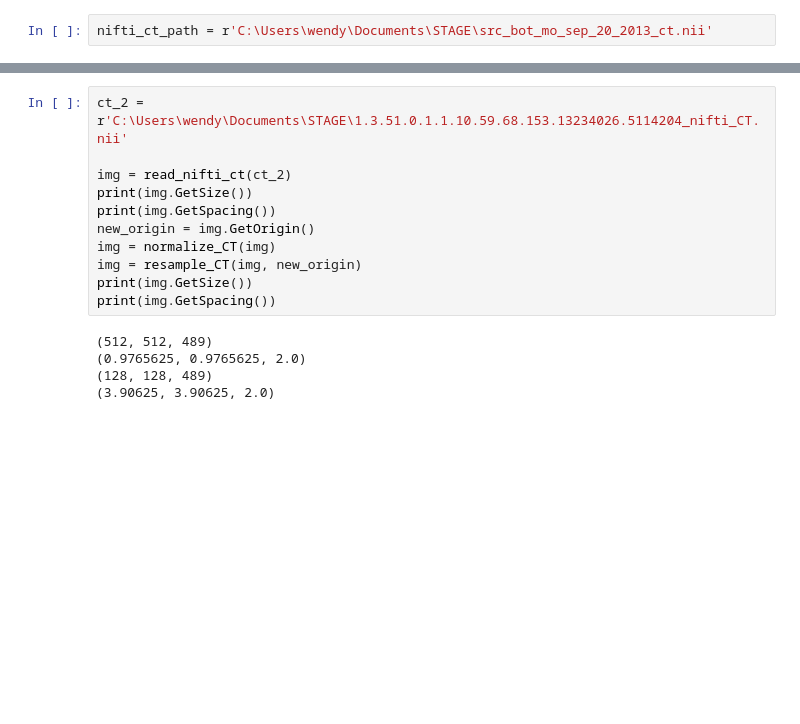
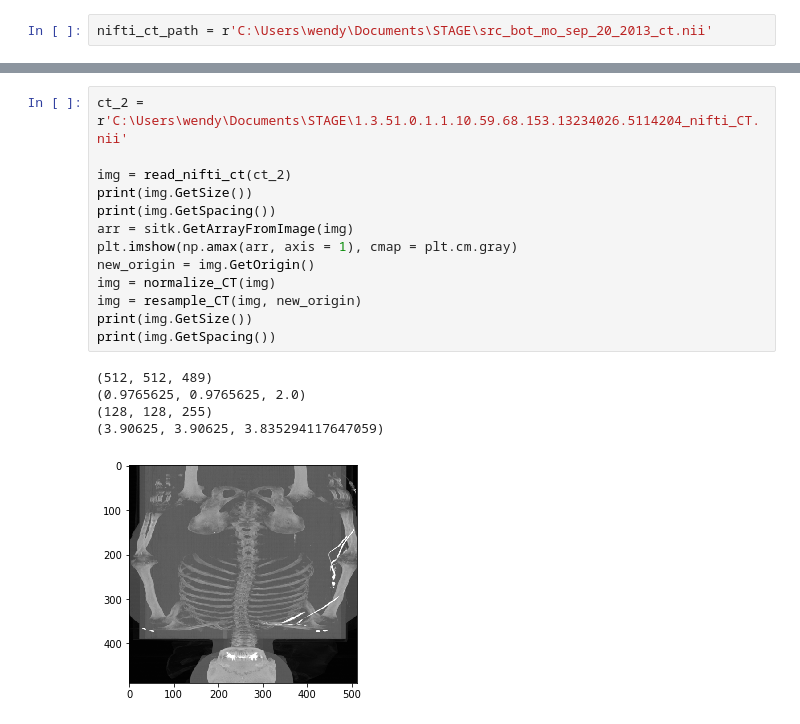
Before and after one commit to wendyrvllr/Dicom-To-CNN, a Jupyter notebook: library_dicom/dicom_processor/tools/script_preprocess_ct.ipynb, the cells around one changed output, grey strips where cells are left out. Saved outputs shown, nothing was run; the diff lists cells and outputs as text; blank space fills up the shorter version.

```diff
--- a/library_dicom/dicom_processor/tools/script_preprocess_ct.ipynb
+++ b/library_dicom/dicom_processor/tools/script_preprocess_ct.ipynb
@@ -33,18 +36,21 @@ plt.imshow(np.amax(array, axis = 1), cmap = color_CT)
 # %%
 ct_2 = r'C:\Users\wendy\Documents\STAGE\1.3.51.0.1.1.10.59.68.153.13234026.5114204_nifti_CT.nii'
 
 img = read_nifti_ct(ct_2)
 print(img.GetSize())
 print(img.GetSpacing())
+arr = sitk.GetArrayFromImage(img)
+plt.imshow(np.amax(arr, axis = 1), cmap = plt.cm.gray)
 new_origin = img.GetOrigin()
 img = normalize_CT(img)
 img = resample_CT(img, new_origin)
 print(img.GetSize())
 print(img.GetSpacing())
 # %% [output]
 (512, 512, 489)
 (0.9765625, 0.9765625, 2.0)
-(128, 128, 489)
-(3.90625, 3.90625, 2.0)
+(128, 128, 255)
+(3.90625, 3.90625, 3.835294117647059)
+[figure, added]
 # %%
 array = sitk.GetArrayFromImage(img)
```
Also changed, not shown: parts of 6 cells of this notebook, 2 other files.
